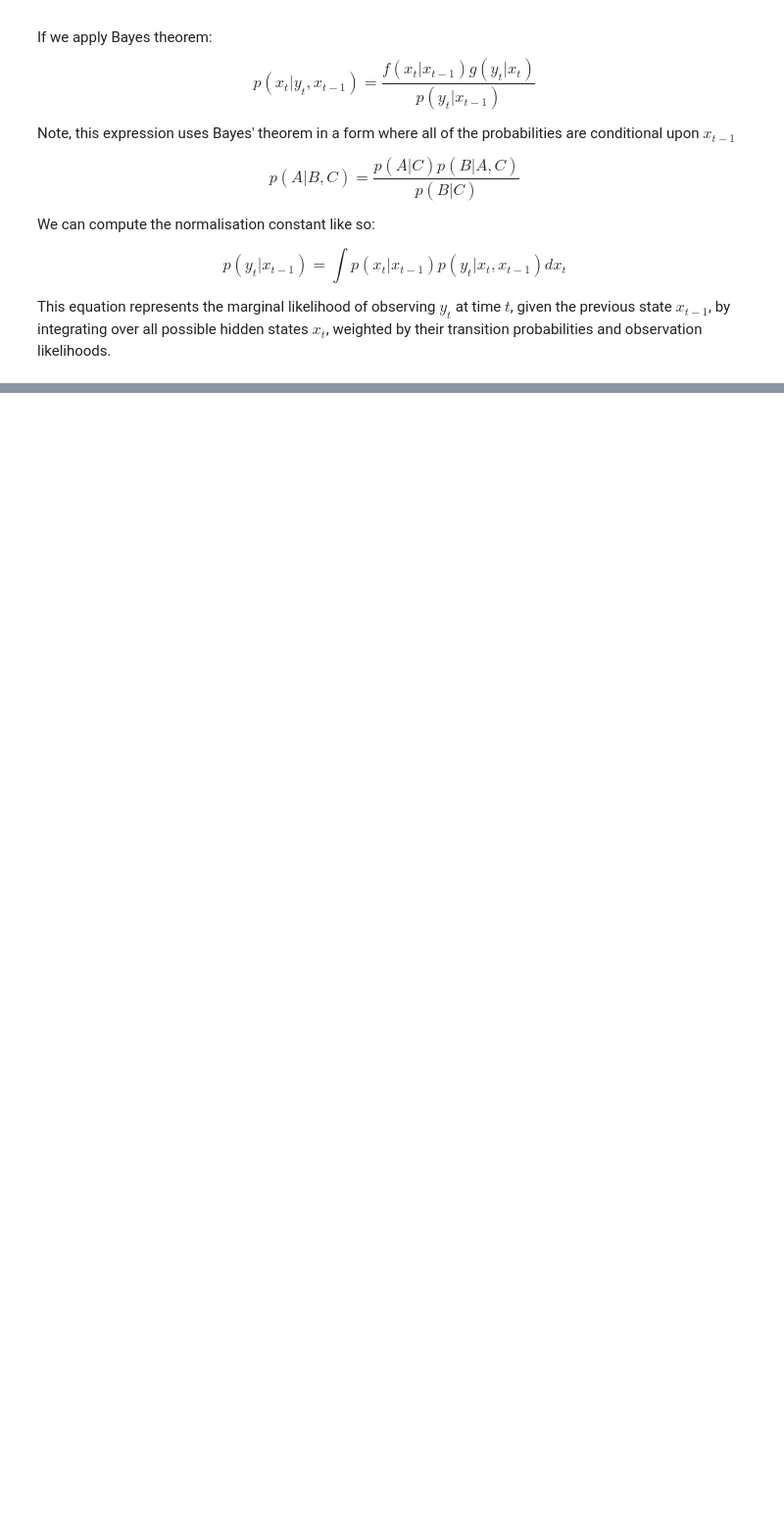
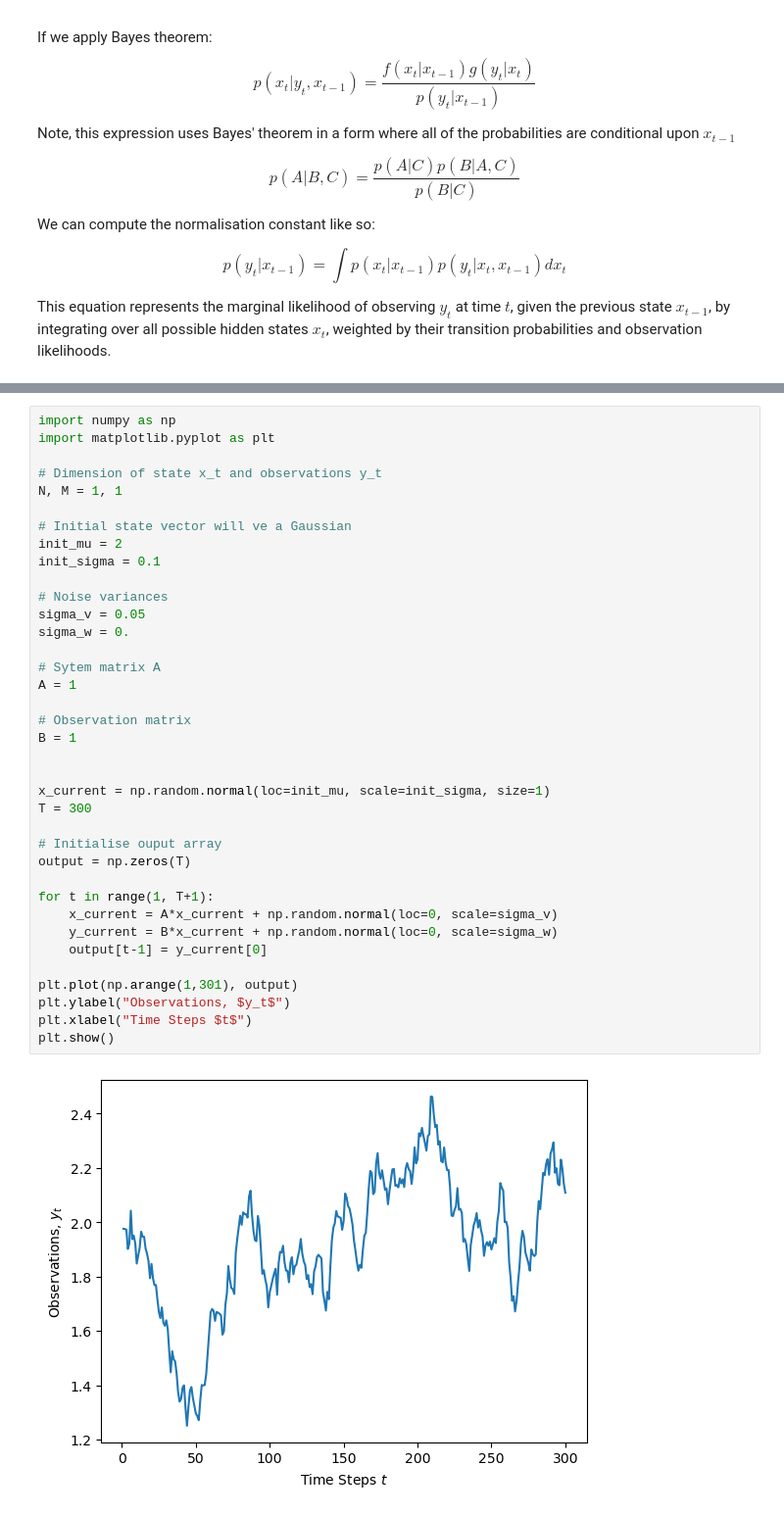
Before and after one commit to hirushi-t/4F7_Statistical_Signal_and_Network_Models, a Jupyter notebook: Inference_in_State_Space_Models/3_State_Space_Models.ipynb, the cells around one changed output, grey strips where cells are left out. Shown: that part at 98% size. Drawn from its saved outputs; the diff is of its cells as text; blank space fills up the shorter version.

```diff
--- a/Inference_in_State_Space_Models/3_State_Space_Models.ipynb
+++ b/Inference_in_State_Space_Models/3_State_Space_Models.ipynb
@@ -56,0 +78,39 @@ This equation represents the marginal likelihood of observing $y_t$ at time $t$,
+# %%
+import numpy as np
+import matplotlib.pyplot as plt
+
+# Dimension of state x_t and observations y_t
+N, M = 1, 1
+
+# Initial state vector will ve a Gaussian
+init_mu = 2
+init_sigma = 0.1
+
+# Noise variances
+sigma_v = 0.05
+sigma_w = 0.
+
+# Sytem matrix A
+A = 1
+
+# Observation matrix
+B = 1
+
+
+x_current = np.random.normal(loc=init_mu, scale=init_sigma, size=1)
+T = 300
+
+# Initialise ouput array
+output = np.zeros(T)
+
+for t in range(1, T+1):
+    x_current = A*x_current + np.random.normal(loc=0, scale=sigma_v)
+    y_current = B*x_current + np.random.normal(loc=0, scale=sigma_w)
+    output[t-1] = y_current[0]
+
+plt.plot(np.arange(1,301), output)
+plt.ylabel("Observations, $y_t$")
+plt.xlabel("Time Steps $t$")
+plt.show()
+# %% [output]
+[figure, added]
```
Also changed, not shown: parts of 1 cell of this notebook.
